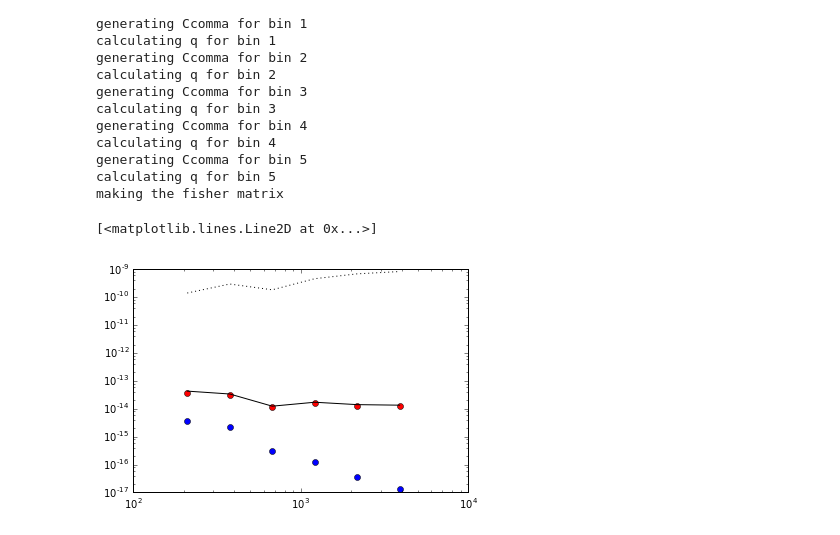
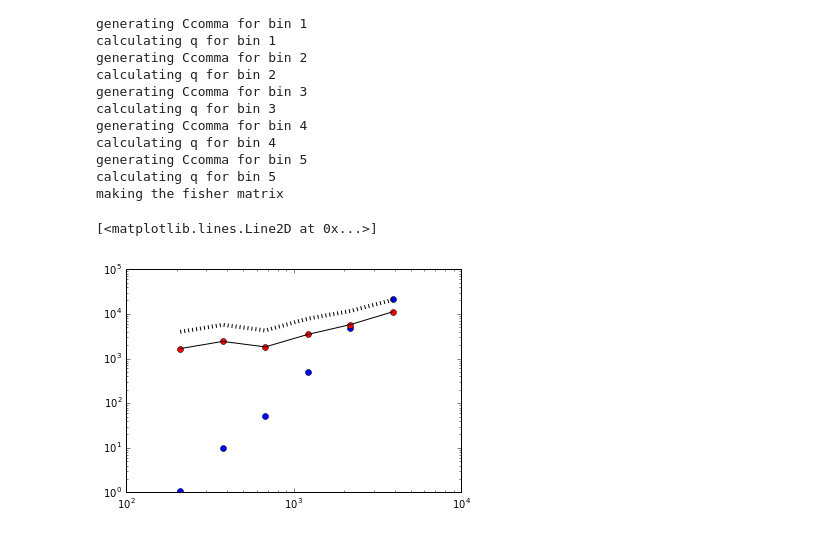
Before and after one commit to abrahamneben/21cmIRxcor, a Jupyter notebook: test_optimal_quadratic_power_spectrum_for_ir_image_with_masking.ipynb, the cells around one changed output. Saved outputs shown, nothing was run; the diff lists cells and outputs as text; code cells hidden in the pictures.

Commit message:
fixed minor Cinv bug

```diff
--- a/test_optimal_quadratic_power_spectrum_for_ir_image_with_masking.ipynb
+++ b/test_optimal_quadratic_power_spectrum_for_ir_image_with_masking.ipynb
@@ -46,7 +46,7 @@ def img2PS(img,dtheta_rad,nbins,lmin,lmax,uselogbins=False,usehann=True):
     pspec_norm = (dtheta_rad**2)/(n**2)
     return lbincenters,pspec_binned*pspec_norm,bin_counts
 
-def img2optimalPS(img,dtheta_rad,nbins,lmin,lmax,uselogbins=True,usehann=True,useCinv=False):
+def img2optimalPS(img,dtheta_rad,nbins,lmin,lmax,uselogbins=True,usehann=True):
     n = img.shape[0]
     lvals = fft.fftfreq(n)*2*pi/dtheta_rad
     lxgrid,lygrid = meshgrid(lvals,lvals)
@@ -55,13 +55,13 @@ def img2optimalPS(img,dtheta_rad,nbins,lmin,lmax,uselogbins=True,usehann=True,us
     thvals = (arange(n)-n/2)*dtheta_rad # theta values
     thxgrid,thygrid = meshgrid(thvals,thvals)
 
-    wind,windrms = np.ones((n,n)),1
+    wind,windrms = np.ones((n,n)),1.
     if usehann:
         wind,windrms = make_hann_2D(n)
 
+    Cinv = matrix(np.diag(img.flatten()!=0)) # this line must be before subtracting the mean
     img = (img-img.mean())*wind/windrms
     xir = transpose(matrix(img.flatten()))
-    Cinv = matrix(np.diag(np.array(xir).T[0]!=0))
 
     if uselogbins:
         lbinedges = 10.**np.linspace(np.log10(lmin),np.log10(lmax),nbins+1)
@@ -92,13 +92,17 @@ def img2optimalPS(img,dtheta_rad,nbins,lmin,lmax,uselogbins=True,usehann=True,us
         q_allbins[bini] = .5*real(transpose(xir)*Ccommabini*xir).item()
 
     print('making the fisher matrix')
+    F_with_Cinv = np.matrix(np.zeros((nbins,nbins)),dtype=complex)
     F = np.matrix(np.zeros((nbins,nbins)),dtype=complex)
     for i in range(nbins):
         for j in range(i,nbins):
-            F[i,j] = .5*trace(Cinv*Ccomma_allbins[i]*Cinv*Ccomma_allbins[j])
+            F_with_Cinv[i,j] = .5*trace(Cinv*Ccomma_allbins[i]*Cinv*Ccomma_allbins[j])
+            F_with_Cinv[j,i] = F_with_Cinv[i,j]
+
+            F[i,j] = .5*trace(Ccomma_allbins[i]*Ccomma_allbins[j])
             F[j,i] = F[i,j]
 
-    return lbincenters,q_allbins*(dtheta_rad**2)/(n**2)*n**4,F
+    return lbincenters,q_allbins*(dtheta_rad**2)/(n**2)*n**4,F,F_with_Cinv,Cinv
 # %%
 # generate an image from a non-flat power spectrum
 n = 50
@@ -109,7 +113,7 @@ lvals = fft.fftfreq(n)*2*np.pi/dtheta_rad
 lxgrid,lygrid = meshgrid(lvals,lvals)
 lmaggrid = sqrt(lxgrid**2+lygrid**2)
 
-img_ft = (random.randn(n,n)+1j*np.random.randn(n,n))/np.sqrt(2)/(lmaggrid+1)
+img_ft = (random.randn(n,n)+1j*np.random.randn(n,n))/np.sqrt(2)*(lmaggrid+1)**2
 img = np.real(fft.ifft2(img_ft)) # taking the real part enforces conjugate symmetry in fourier space
 # %%
 plt.figure(figsize=(10,4))
@@ -131,7 +135,7 @@ nbins = 6
 lbins,pspec,bin_counts = img2PS(img,dtheta_rad,nbins,lmin,lmax,uselogbins=True)
 lbins,pspec_m,bin_counts = img2PS(img*mask,dtheta_rad,nbins,lmin,lmax,uselogbins=True)
 
-lbins_opt,q,F = img2optimalPS(img*mask,dtheta_rad,nbins,lmin,lmax,uselogbins=True)
+lbins_opt,q,F,F_with_Cinv,Cinv = img2optimalPS(img*mask,dtheta_rad,nbins,lmin,lmax,uselogbins=True,usehann=True)
 # %% [output]
 5091.16882454
 5091.16882454
@@ -151,9 +155,12 @@ making the fisher matrix
 # %%
 plt.loglog(lbins,pspec,'bo')
 plt.loglog(lbins,pspec_m,'ro')
 
-plt.loglog(lbins_opt,np.real(inv(F)*q),'k-')
-plt.loglog(lbins_opt,np.real(sqrtm(inv(F))*q),'k:')
+# plt.loglog(lbins_opt,np.real(inv(F)*q),'k-')
+# plt.loglog(lbins_opt,np.real(inv(F_with_Cinv)*q),'k:',linewidth=4)
+
+plt.loglog(lbins_opt,np.array(q).T[0]/np.real(np.diag(F)),'k-')
+plt.loglog(lbins_opt,np.array(q).T[0]/np.real(np.diag(F_with_Cinv)),'k:',linewidth=4)
 # %% [output]
 [<matplotlib.lines.Line2D at 0x...>]
-[figure, old version]
+[figure, new version]
```
Also changed, not shown: parts of 4 cells of this notebook, 1 other file.
